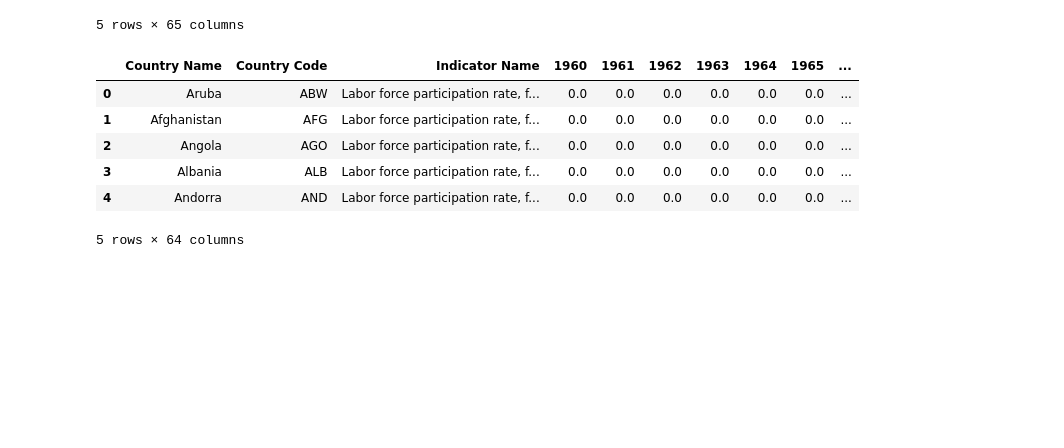
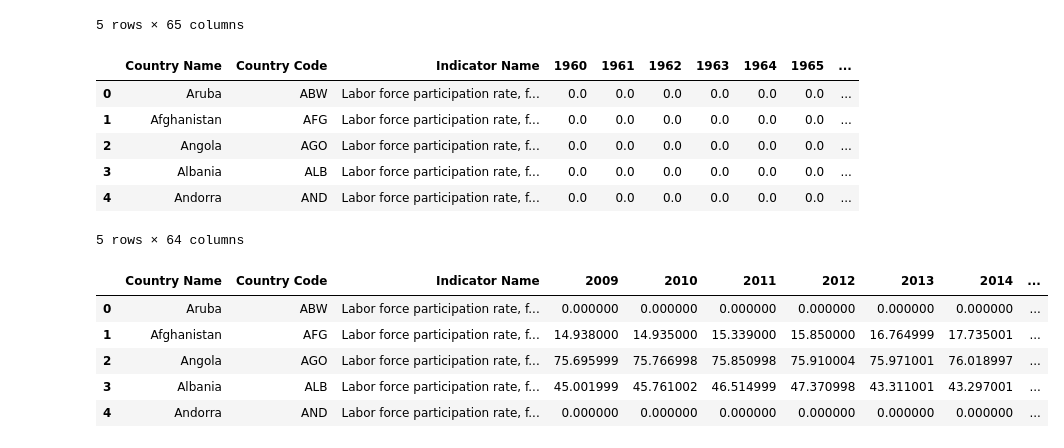
Before and after one commit to liliana-ilut/women-in-power, a Jupyter notebook: girlspower.ipynb, the cells around one changed output. Drawn from its saved outputs; the diff is of its cells as text; code cells hidden in the pictures; blank space fills up the shorter version.

```diff
--- a/girlspower.ipynb
+++ b/girlspower.ipynb
@@ -215,3 +215,14 @@ df_labor_short.head()
 | 3 | Albania | ALB | Labor force participation rate, f... | 0.0 | 0.0 | 0.0 | 0.0 | 0.0 | 0.0 | ... |
 | 4 | Andorra | AND | Labor force participation rate, f... | 0.0 | 0.0 | 0.0 | 0.0 | 0.0 | 0.0 | ... |
 5 rows × 64 columns
+# %%
+# remove colomn years between years 1960 to 2018
+df_labor= df_labor_short.drop(df_labor_short.iloc[:,3 :52], axis=1)
+df_labor.head()
+# %% [output]
+|  | Country Name | Country Code | Indicator Name | 2009 | 2010 | 2011 | 2012 | 2013 | 2014 | ... |
+| 0 | Aruba | ABW | Labor force participation rate, f... | 0.000000 | 0.000000 | 0.000000 | 0.000000 | 0.000000 | 0.000000 | ... |
+| 1 | Afghanistan | AFG | Labor force participation rate, f... | 14.938000 | 14.935000 | 15.339000 | 15.850000 | 16.764999 | 17.735001 | ... |
+| 2 | Angola | AGO | Labor force participation rate, f... | 75.695999 | 75.766998 | 75.850998 | 75.910004 | 75.971001 | 76.018997 | ... |
+| 3 | Albania | ALB | Labor force participation rate, f... | 45.001999 | 45.761002 | 46.514999 | 47.370998 | 43.311001 | 43.297001 | ... |
+| 4 | Andorra | AND | Labor force participation rate, f... | 0.000000 | 0.000000 | 0.000000 | 0.000000 | 0.000000 | 0.000000 | ... |
```
Also changed, not shown: parts of 9 cells of this notebook, 3 other files.
